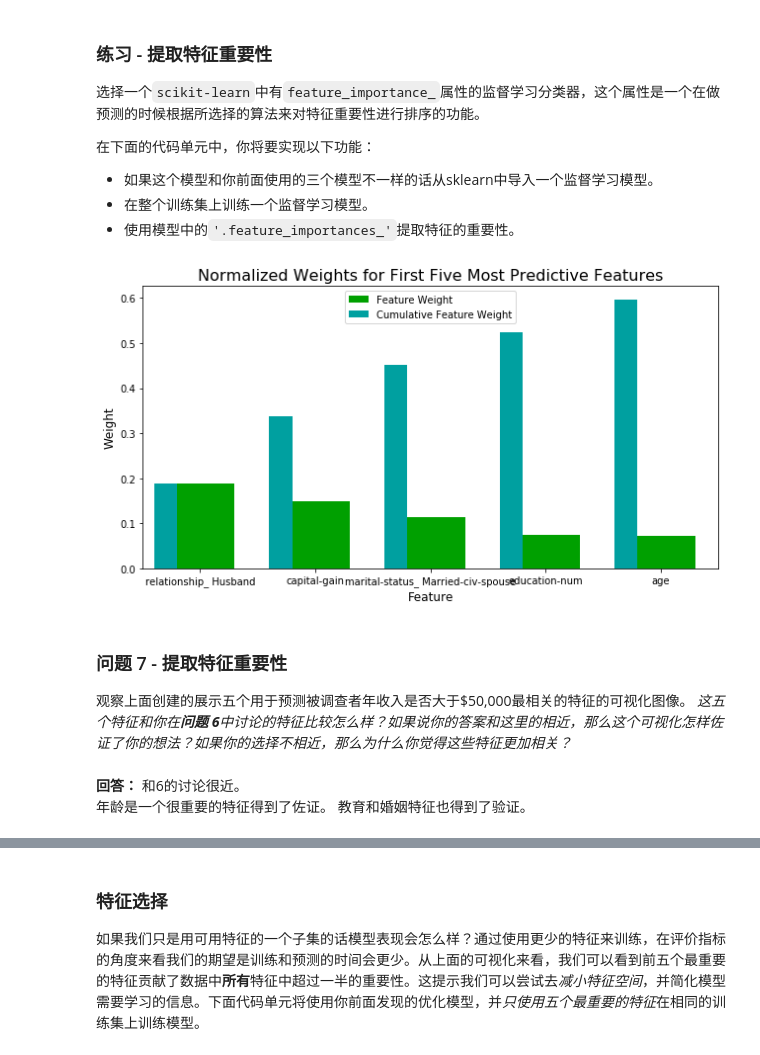
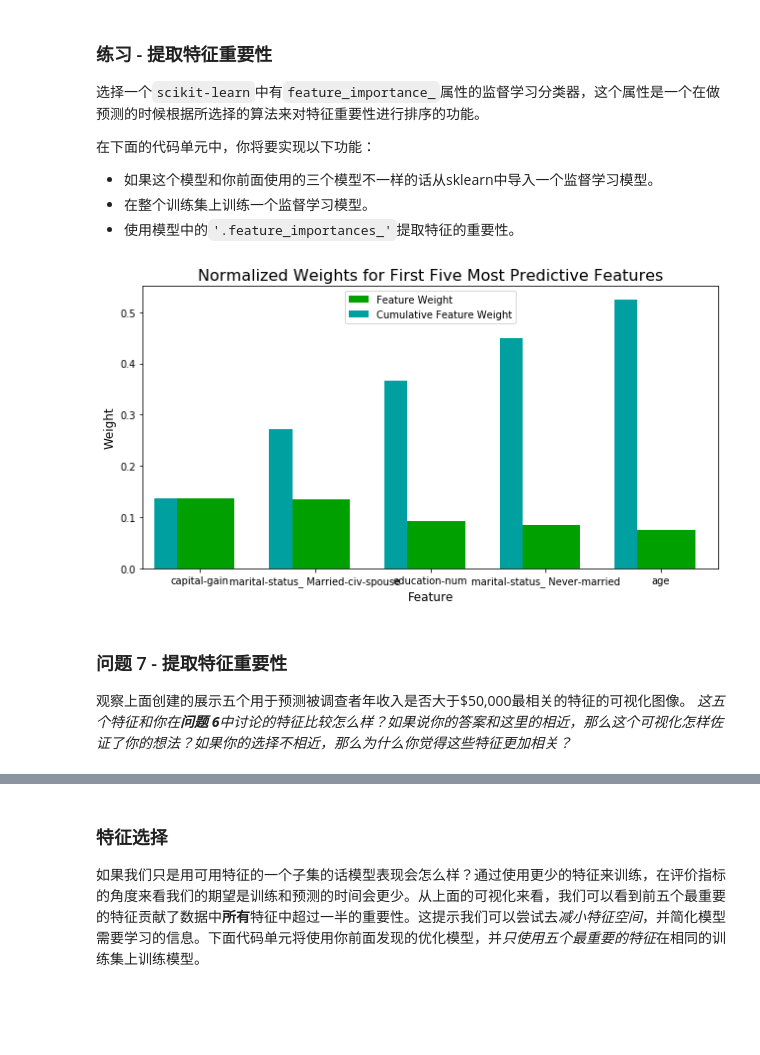
Before and after one commit to CanoeFZH/ud-ml, a Jupyter notebook: finding_donors-master/finding_donors.ipynb, the cells around one changed output, grey strips where cells are left out. Cells and saved outputs as stored; diff of their text form; code cells hidden in the pictures; blank space fills up the shorter version.

```diff
--- a/finding_donors-master/finding_donors.ipynb
+++ b/finding_donors-master/finding_donors.ipynb
@@ -308,14 +309,15 @@ from sklearn.svm import SVC
 from sklearn.linear_model import LogisticRegression
 from sklearn.ensemble import GradientBoostingClassifier
 # TODO：初始化三个模型
-clf_A = SVC()
-clf_B = LogisticRegression()
-clf_C = GradientBoostingClassifier()
+clf_A = SVC(random_state=1)
+clf_B = LogisticRegression(random_state=1)
+clf_C = GradientBoostingClassifier(random_state=1)
 
 # TODO：计算1%， 10%， 100%的训练数据分别对应多少点
-samples_1 = int(0.01 * n_records)
-samples_10 = int(0.1 * n_records)
-samples_100 = n_records
+n_train = X_train.shape[0]
+samples_1 = int(0.01 * n_train)
+samples_10 = int(0.1 * n_train)
+samples_100 = n_train
 
 # 收集学习器的结果
 results = {}
@@ -476,37 +479,35 @@ _在这十三个记录中，你认为哪五个特征对于预测是最重要的
 # %%
 # TODO：导入一个有'feature_importances_'的监督学习模型
 from sklearn.ensemble import RandomForestClassifier
 # TODO：在训练集上训练一个监督学习模型
 
-rf = RandomForestClassifier()
+rf = RandomForestClassifier(random_state=1023)
 
 # TODO：创建你希望调节的参数列表
-parameters = {'max_depth': range(1, 10), \
+
+parameters = {'max_depth': range(1, 20), \
               'criterion': ['gini', 'entropy']}
 
 scorer = make_scorer(performance_metric)
 
 # TODO：在分类器上使用网格搜索，使用'scorer'作为评价函数
+cv_sets = ShuffleSplit(n_splits = 10, test_size = 0.20, random_state = 1024)
 grid_rf = GridSearchCV(rf, param_grid=parameters, scoring=scorer, cv=cv_sets)
 
 # TODO：用训练数据拟合网格搜索对象并找到最佳参数
 #print X_train.shape, y_train.shape
 grid_rf = grid_rf.fit(X_train, y_train)
 # 得到estimator
 best_rf = grid_rf.best_estimator_
 
 # TODO： 提取特征重要性
 importances = best_rf.feature_importances_
 
 # 绘图
 vs.feature_plot(importances, X_train, y_train)
 # %% [output]
-[figure, old version]
+[figure, new version]
 # %% [markdown]
 ### 问题 7 - 提取特征重要性
 观察上面创建的展示五个用于预测被调查者年收入是否大于\$50,000最相关的特征的可视化图像。
 _这五个特征和你在**问题 6**中讨论的特征比较怎么样？如果说你的答案和这里的相近，那么这个可视化怎样佐证了你的想法？如果你的选择不相近，那么为什么你觉得这些特征更加相关？_
-# %% [markdown]
-**回答：**
-和6的讨论很近。
-年龄是一个很重要的特征得到了佐证。   教育和婚姻特征也得到了验证。
```
Also changed, not shown: parts of 10 cells of this notebook, 1 other file.
